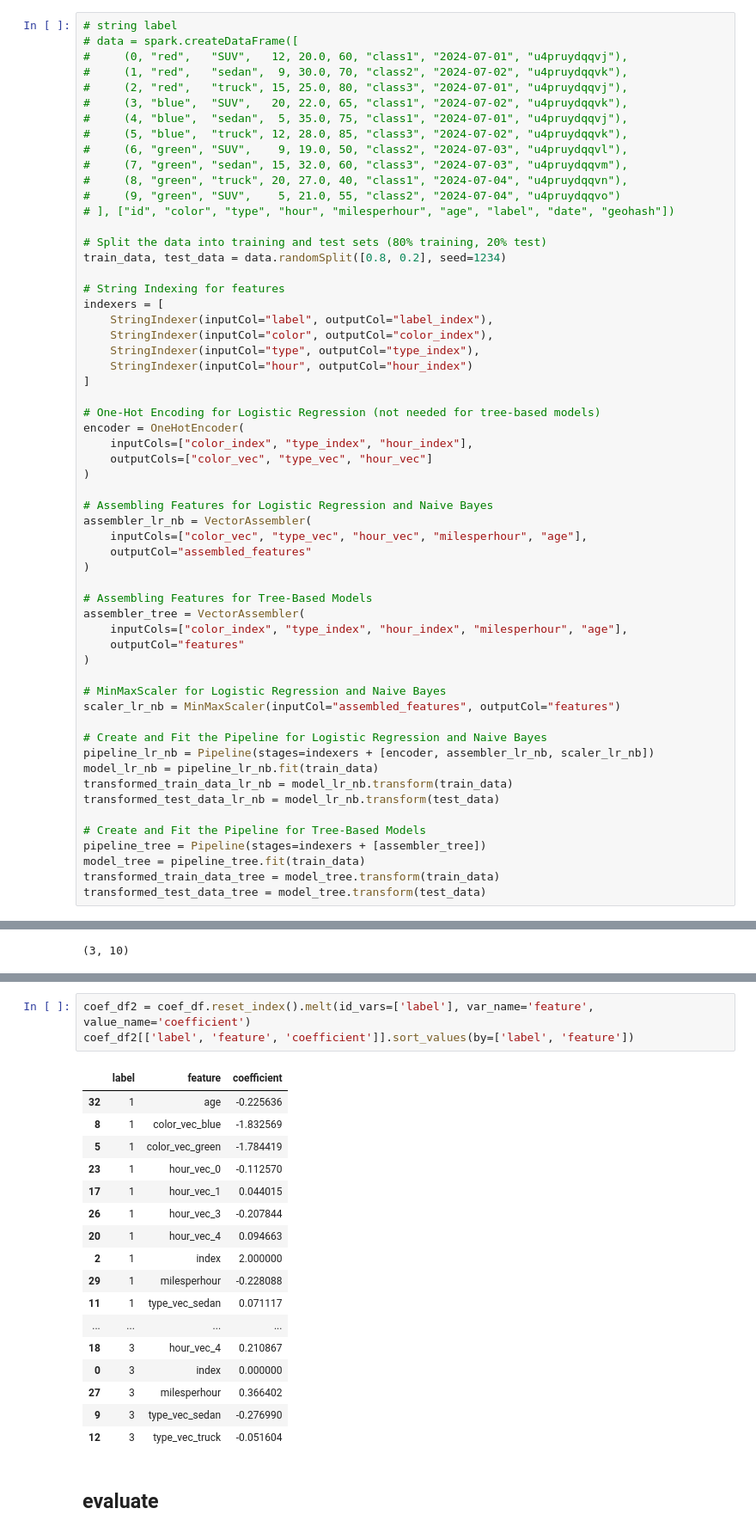
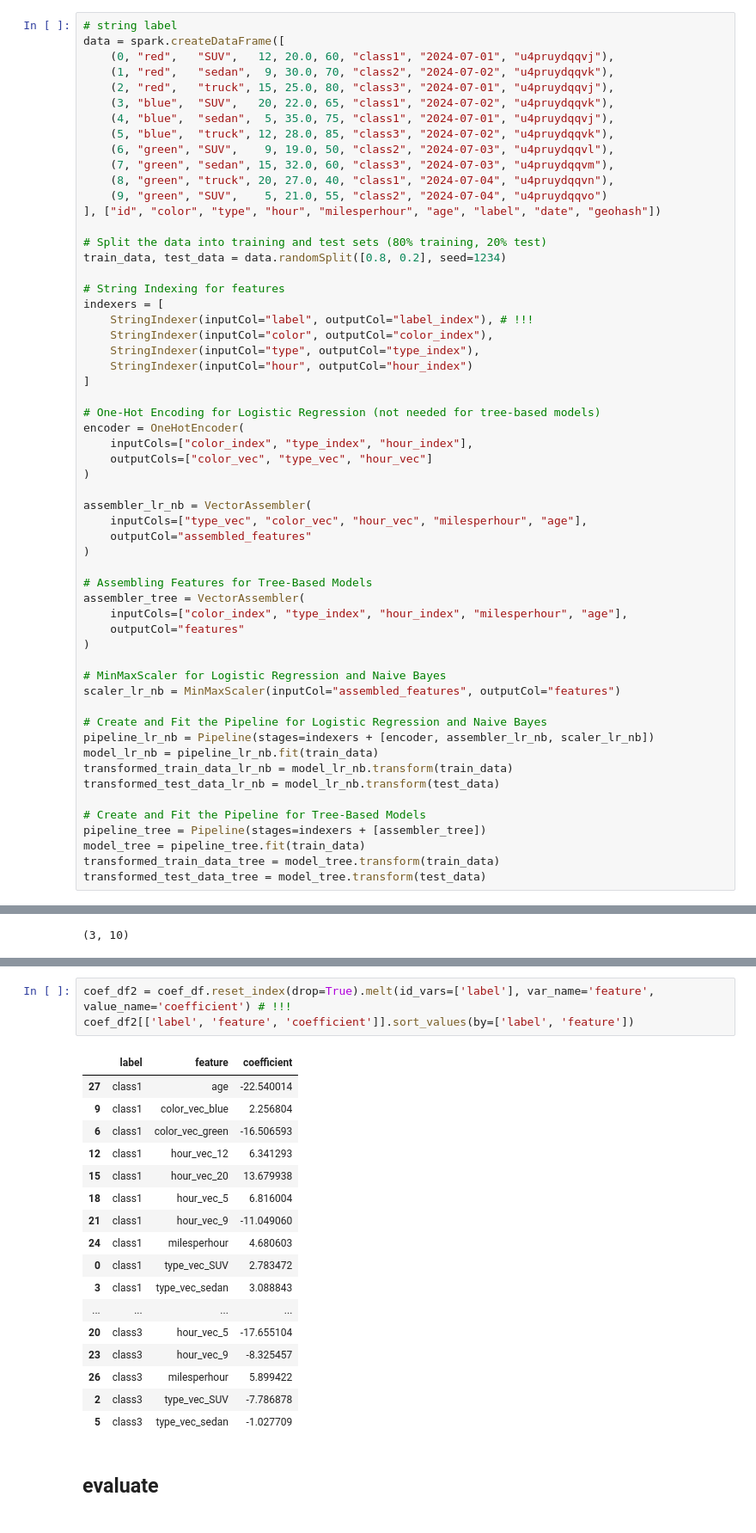
Before and after one commit to mathmathpp2/synapselightgbm_trial, a Jupyter notebook: allinone-pipeline.ipynb, the cells around one changed output, grey strips where cells are left out. Shown at 86% size. Cells and saved outputs as stored; diff of their text form.

```diff
--- a/allinone-pipeline.ipynb
+++ b/allinone-pipeline.ipynb
@@ -99,24 +100,24 @@ only showing top 20 rows
 # %%
 # string label
-# data = spark.createDataFrame([
-#     (0, "red",   "SUV",   12, 20.0, 60, "class1", "2024-07-01", "u4pruydqqvj"),
-#     (1, "red",   "sedan",  9, 30.0, 70, "class2", "2024-07-02", "u4pruydqqvk"),
-#     (2, "red",   "truck", 15, 25.0, 80, "class3", "2024-07-01", "u4pruydqqvj"),
-#     (3, "blue",  "SUV",   20, 22.0, 65, "class1", "2024-07-02", "u4pruydqqvk"),
-#     (4, "blue",  "sedan",  5, 35.0, 75, "class1", "2024-07-01", "u4pruydqqvj"),
-#     (5, "blue",  "truck", 12, 28.0, 85, "class3", "2024-07-02", "u4pruydqqvk"),
-#     (6, "green", "SUV",    9, 19.0, 50, "class2", "2024-07-03", "u4pruydqqvl"),
-#     (7, "green", "sedan", 15, 32.0, 60, "class3", "2024-07-03", "u4pruydqqvm"),
-#     (8, "green", "truck", 20, 27.0, 40, "class1", "2024-07-04", "u4pruydqqvn"),
-#     (9, "green", "SUV",    5, 21.0, 55, "class2", "2024-07-04", "u4pruydqqvo")
-# ], ["id", "color", "type", "hour", "milesperhour", "age", "label", "date", "geohash"])
+data = spark.createDataFrame([
+    (0, "red",   "SUV",   12, 20.0, 60, "class1", "2024-07-01", "u4pruydqqvj"),
+    (1, "red",   "sedan",  9, 30.0, 70, "class2", "2024-07-02", "u4pruydqqvk"),
+    (2, "red",   "truck", 15, 25.0, 80, "class3", "2024-07-01", "u4pruydqqvj"),
+    (3, "blue",  "SUV",   20, 22.0, 65, "class1", "2024-07-02", "u4pruydqqvk"),
+    (4, "blue",  "sedan",  5, 35.0, 75, "class1", "2024-07-01", "u4pruydqqvj"),
+    (5, "blue",  "truck", 12, 28.0, 85, "class3", "2024-07-02", "u4pruydqqvk"),
+    (6, "green", "SUV",    9, 19.0, 50, "class2", "2024-07-03", "u4pruydqqvl"),
+    (7, "green", "sedan", 15, 32.0, 60, "class3", "2024-07-03", "u4pruydqqvm"),
+    (8, "green", "truck", 20, 27.0, 40, "class1", "2024-07-04", "u4pruydqqvn"),
+    (9, "green", "SUV",    5, 21.0, 55, "class2", "2024-07-04", "u4pruydqqvo")
+], ["id", "color", "type", "hour", "milesperhour", "age", "label", "date", "geohash"])
 
 # Split the data into training and test sets (80% training, 20% test)
 train_data, test_data = data.randomSplit([0.8, 0.2], seed=1234)
 
 # String Indexing for features
 indexers = [
-    StringIndexer(inputCol="label", outputCol="label_index"),
+    StringIndexer(inputCol="label", outputCol="label_index"), # !!!
     StringIndexer(inputCol="color", outputCol="color_index"),
     StringIndexer(inputCol="type", outputCol="type_index"),
     StringIndexer(inputCol="hour", outputCol="hour_index")
@@ -128,9 +129,8 @@ encoder = OneHotEncoder(
     outputCols=["color_vec", "type_vec", "hour_vec"]
 )
 
-# Assembling Features for Logistic Regression and Naive Bayes
 assembler_lr_nb = VectorAssembler(
-    inputCols=["color_vec", "type_vec", "hour_vec", "milesperhour", "age"],
+    inputCols=["type_vec", "color_vec", "hour_vec", "milesperhour", "age"],
     outputCol="assembled_features"
 )
 
@@ -289,24 +286,24 @@ coef_df[['label'] + list(coef_df.columns)[:-1]]
 # %%
-coef_df2 = coef_df.reset_index().melt(id_vars=['label'], var_name='feature', value_name='coefficient')
+coef_df2 = coef_df.reset_index(drop=True).melt(id_vars=['label'], var_name='feature', value_name='coefficient') # !!!
 coef_df2[['label', 'feature', 'coefficient']].sort_values(by=['label', 'feature'])
 # %% [output]
 |  | label | feature | coefficient |
-| 32 | 1 | age | -0.225636 |
-| 8 | 1 | color_vec_blue | -1.832569 |
-| 5 | 1 | color_vec_green | -1.784419 |
-| 23 | 1 | hour_vec_0 | -0.112570 |
-| 17 | 1 | hour_vec_1 | 0.044015 |
-| 26 | 1 | hour_vec_3 | -0.207844 |
-| 20 | 1 | hour_vec_4 | 0.094663 |
-| 2 | 1 | index | 2.000000 |
-| 29 | 1 | milesperhour | -0.228088 |
-| 11 | 1 | type_vec_sedan | 0.071117 |
+| 27 | class1 | age | -22.540014 |
+| 9 | class1 | color_vec_blue | 2.256804 |
+| 6 | class1 | color_vec_green | -16.506593 |
+| 12 | class1 | hour_vec_12 | 6.341293 |
+| 15 | class1 | hour_vec_20 | 13.679938 |
+| 18 | class1 | hour_vec_5 | 6.816004 |
+| 21 | class1 | hour_vec_9 | -11.049060 |
+| 24 | class1 | milesperhour | 4.680603 |
+| 0 | class1 | type_vec_SUV | 2.783472 |
+| 3 | class1 | type_vec_sedan | 3.088843 |
 | ... | ... | ... | ... |
-| 18 | 3 | hour_vec_4 | 0.210867 |
-| 0 | 3 | index | 0.000000 |
-| 27 | 3 | milesperhour | 0.366402 |
-| 9 | 3 | type_vec_sedan | -0.276990 |
-| 12 | 3 | type_vec_truck | -0.051604 |
+| 20 | class3 | hour_vec_5 | -17.655104 |
+| 23 | class3 | hour_vec_9 | -8.325457 |
+| 26 | class3 | milesperhour | 5.899422 |
+| 2 | class3 | type_vec_SUV | -7.786878 |
+| 5 | class3 | type_vec_sedan | -1.027709 |
 # %% [markdown]
 ## evaluate
 # %%
```
Also changed, not shown: parts of 12 cells of this notebook.
